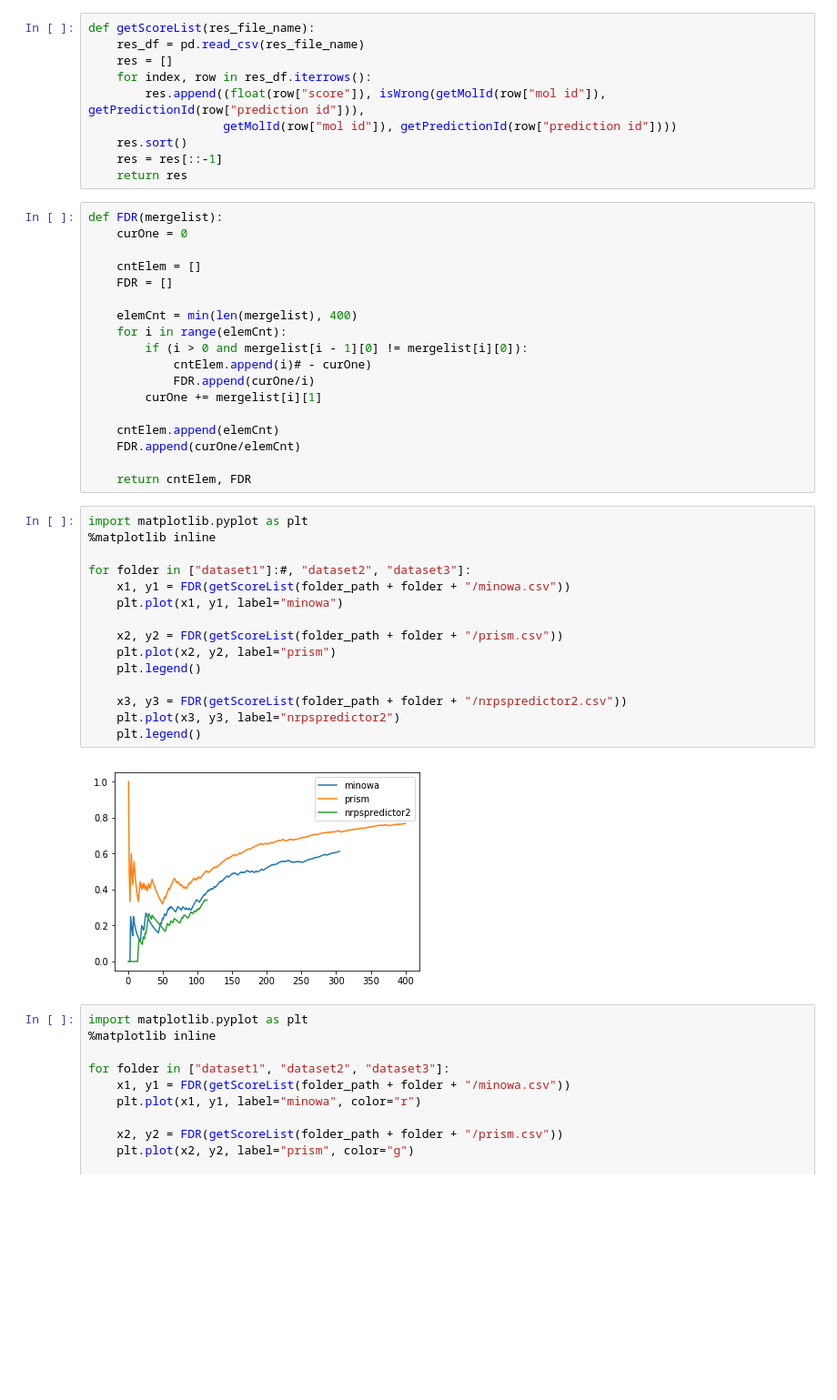
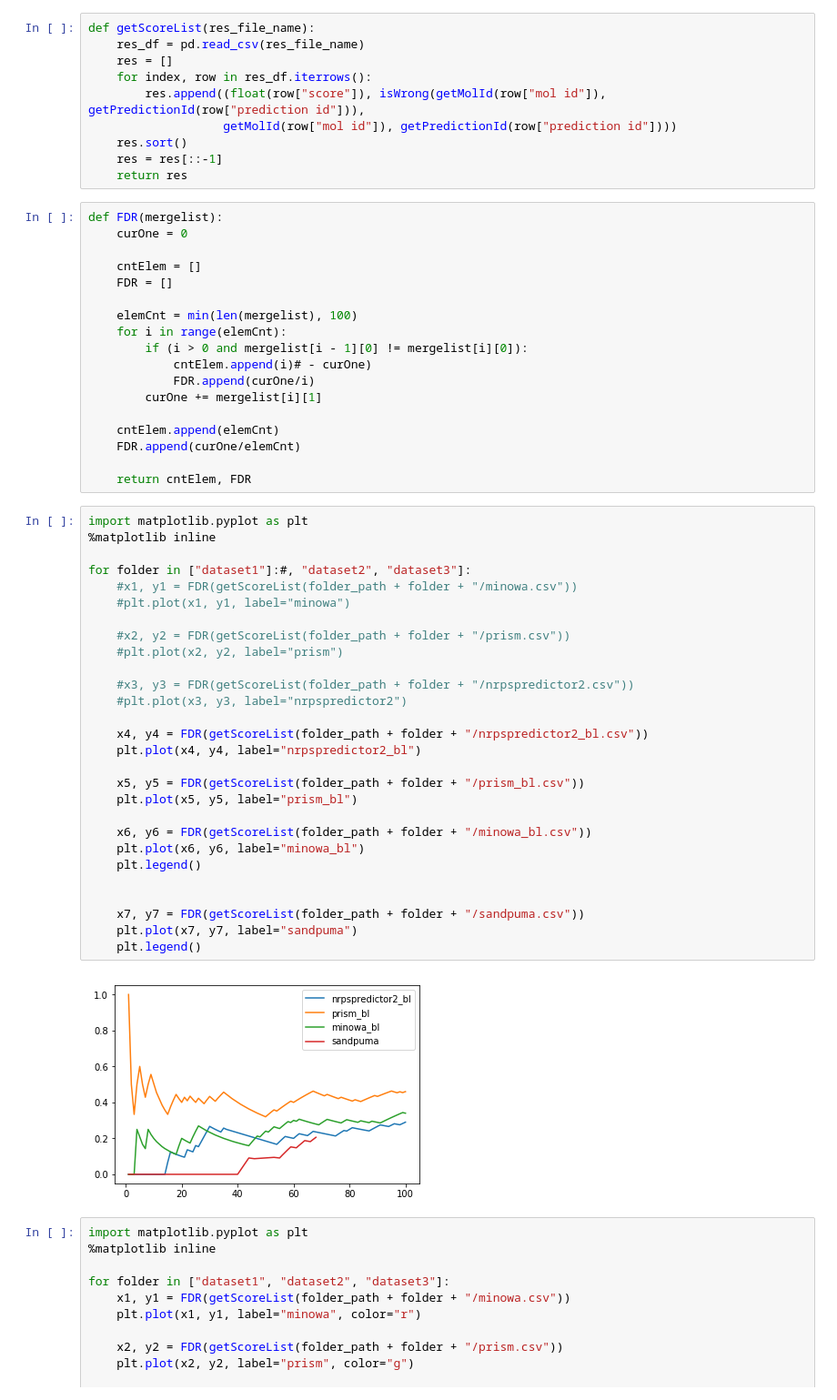
Before and after one commit to ablab/nerpa, a Jupyter notebook: scripts/res_compare.ipynb, the cells around one changed output. Shown at 91% size. Drawn from its saved outputs; the diff is of its cells as text; blank space fills up the shorter version.

```diff
--- a/scripts/res_compare.ipynb
+++ b/scripts/res_compare.ipynb
@@ -57,7 +57,7 @@ def FDR(mergelist):
     cntElem = []
     FDR = []
 
-    elemCnt = min(len(mergelist), 400)
+    elemCnt = min(len(mergelist), 100)
     for i in range(elemCnt):
         if (i > 0 and mergelist[i - 1][0] != mergelist[i][0]):
             cntElem.append(i)# - curOne)
@@ -71,20 +71,33 @@ def FDR(mergelist):
 # %%
 import matplotlib.pyplot as plt
 %matplotlib inline
 
 for folder in ["dataset1"]:#, "dataset2", "dataset3"]:
-    x1, y1 = FDR(getScoreList(folder_path + folder + "/minowa.csv"))
-    plt.plot(x1, y1, label="minowa")
+    #x1, y1 = FDR(getScoreList(folder_path + folder + "/minowa.csv"))
+    #plt.plot(x1, y1, label="minowa")
 
-    x2, y2 = FDR(getScoreList(folder_path + folder + "/prism.csv"))
-    plt.plot(x2, y2, label="prism")
+    #x2, y2 = FDR(getScoreList(folder_path + folder + "/prism.csv"))
+    #plt.plot(x2, y2, label="prism")
+
+    #x3, y3 = FDR(getScoreList(folder_path + folder + "/nrpspredictor2.csv"))
+    #plt.plot(x3, y3, label="nrpspredictor2")
+
+    x4, y4 = FDR(getScoreList(folder_path + folder + "/nrpspredictor2_bl.csv"))
+    plt.plot(x4, y4, label="nrpspredictor2_bl")
+
+    x5, y5 = FDR(getScoreList(folder_path + folder + "/prism_bl.csv"))
+    plt.plot(x5, y5, label="prism_bl")
+
+    x6, y6 = FDR(getScoreList(folder_path + folder + "/minowa_bl.csv"))
+    plt.plot(x6, y6, label="minowa_bl")
     plt.legend()
 
-    x3, y3 = FDR(getScoreList(folder_path + folder + "/nrpspredictor2.csv"))
-    plt.plot(x3, y3, label="nrpspredictor2")
+
+    x7, y7 = FDR(getScoreList(folder_path + folder + "/sandpuma.csv"))
+    plt.plot(x7, y7, label="sandpuma")
     plt.legend()
 # %% [output]
-[figure, old version]
+[figure, new version]
 # %%
 import matplotlib.pyplot as plt
 %matplotlib inline
```
Also changed, not shown: 18 other files.
